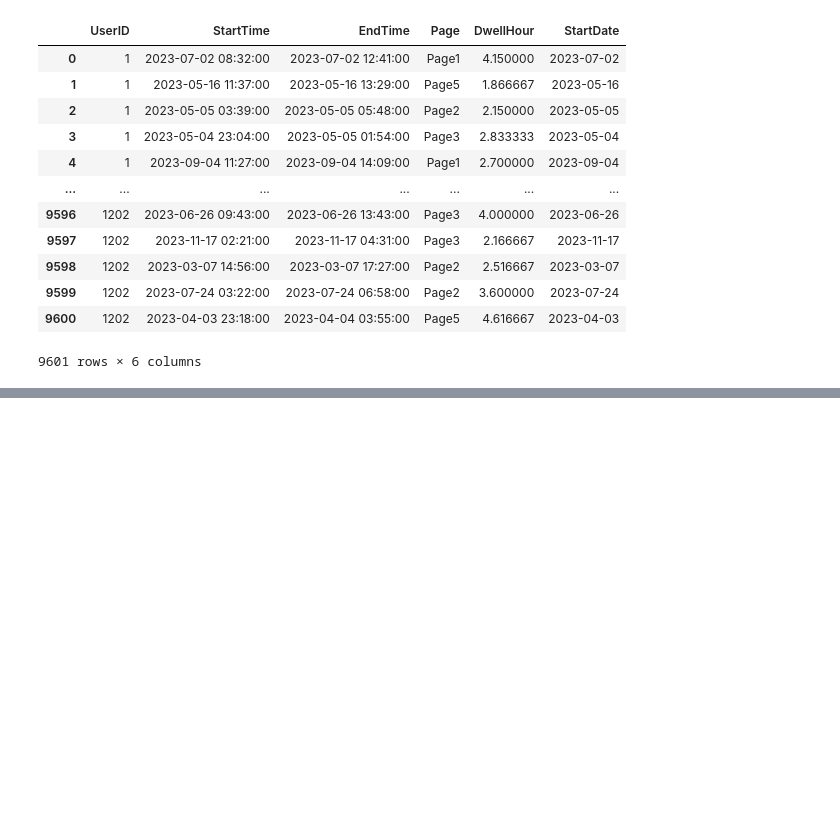
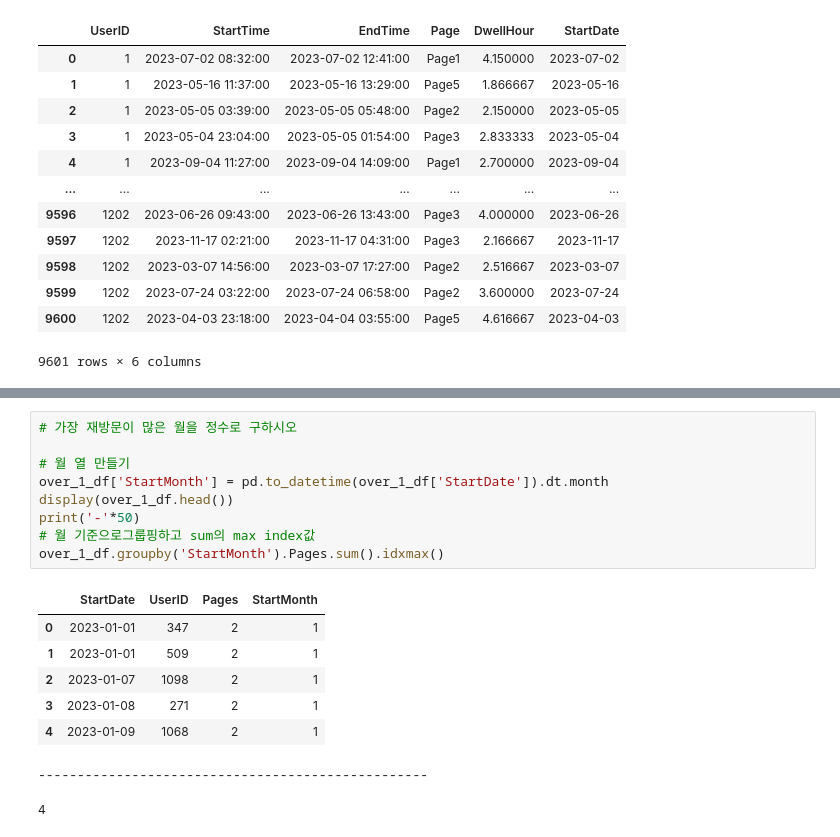
Before and after one commit to YoungriKIM/Engineer_Big_Data_Analysis, a Jupyter notebook: kaggle_BDCKR/case_1/T1-34_pattern-py.ipynb, the cells around one changed output, grey strips where cells are left out. Drawn from its saved outputs; the diff is of its cells as text; blank space fills up the shorter version.

```diff
--- a/kaggle_BDCKR/case_1/T1-34_pattern-py.ipynb
+++ b/kaggle_BDCKR/case_1/T1-34_pattern-py.ipynb
@@ -246,0 +246,18 @@ over_1_df
+# %%
+# 가장 재방문이 많은 월을 정수로 구하시오
+
+# 월 열 만들기
+over_1_df['StartMonth'] = pd.to_datetime(over_1_df['StartDate']).dt.month
+display(over_1_df.head())
+print('-'*50)
+# 월 기준으로그룹핑하고 sum의 max index값
+over_1_df.groupby('StartMonth').Pages.sum().idxmax()
+# %% [output]
+|  | StartDate | UserID | Pages | StartMonth |
+| 0 | 2023-01-01 | 347 | 2 | 1 |
+| 1 | 2023-01-01 | 509 | 2 | 1 |
+| 2 | 2023-01-07 | 1098 | 2 | 1 |
+| 3 | 2023-01-08 | 271 | 2 | 1 |
+| 4 | 2023-01-09 | 1068 | 2 | 1 |
+--------------------------------------------------
+4
```
Also changed, not shown: parts of 2 cells of this notebook.
